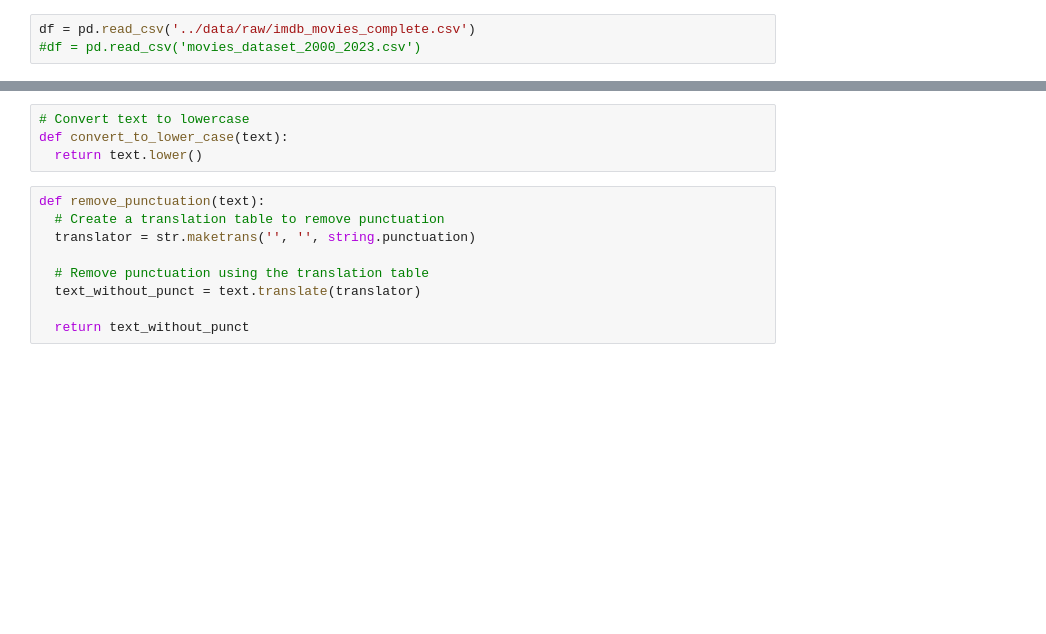
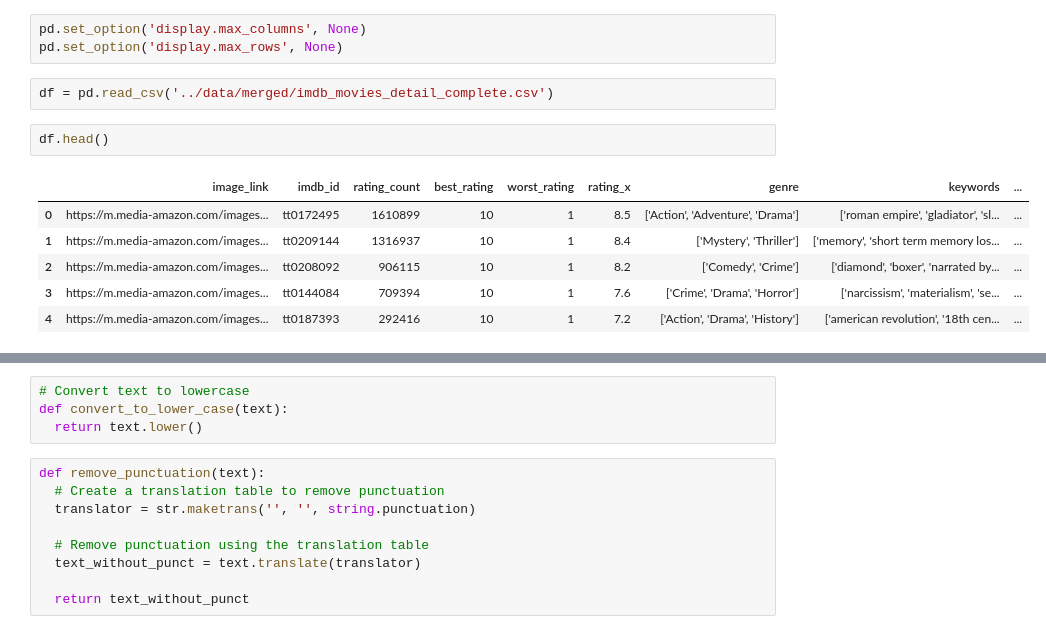
Before and after one commit to HemantRajSingh/MovieMatch, a Jupyter notebook: notebooks/data_preprocessing.ipynb, the cells around one changed output, grey strips where cells are left out. Cells and saved outputs as stored; diff of their text form; blank space fills up the shorter version.

```diff
--- a/notebooks/data_preprocessing.ipynb
+++ b/notebooks/data_preprocessing.ipynb
@@ -3,6 +21,17 @@ import pandas as pd
+# %%
+pd.set_option('display.max_columns', None)
+pd.set_option('display.max_rows', None)
 # %%
-df = pd.read_csv('../data/raw/imdb_movies_complete.csv')
-#df = pd.read_csv('movies_dataset_2000_2023.csv')
+df = pd.read_csv('../data/merged/imdb_movies_detail_complete.csv')
+# %%
+df.head()
+# %% [output]
+|  | image_link | imdb_id | rating_count | best_rating | worst_rating | rating_x | genre | keywords | ... |
+| 0 | https://m.media-amazon.com/images... | tt0172495 | 1610899 | 10 | 1 | 8.5 | ['Action', 'Adventure', 'Drama'] | ['roman empire', 'gladiator', 'sl... | ... |
+| 1 | https://m.media-amazon.com/images... | tt0209144 | 1316937 | 10 | 1 | 8.4 | ['Mystery', 'Thriller'] | ['memory', 'short term memory los... | ... |
+| 2 | https://m.media-amazon.com/images... | tt0208092 | 906115 | 10 | 1 | 8.2 | ['Comedy', 'Crime'] | ['diamond', 'boxer', 'narrated by... | ... |
+| 3 | https://m.media-amazon.com/images... | tt0144084 | 709394 | 10 | 1 | 7.6 | ['Crime', 'Drama', 'Horror'] | ['narcissism', 'materialism', 'se... | ... |
+| 4 | https://m.media-amazon.com/images... | tt0187393 | 292416 | 10 | 1 | 7.2 | ['Action', 'Drama', 'History'] | ['american revolution', '18th cen... | ... |
 # %%
 df.shape
 # %% [output]
```
Also changed, not shown: parts of 51 cells of this notebook, 10 other files.
